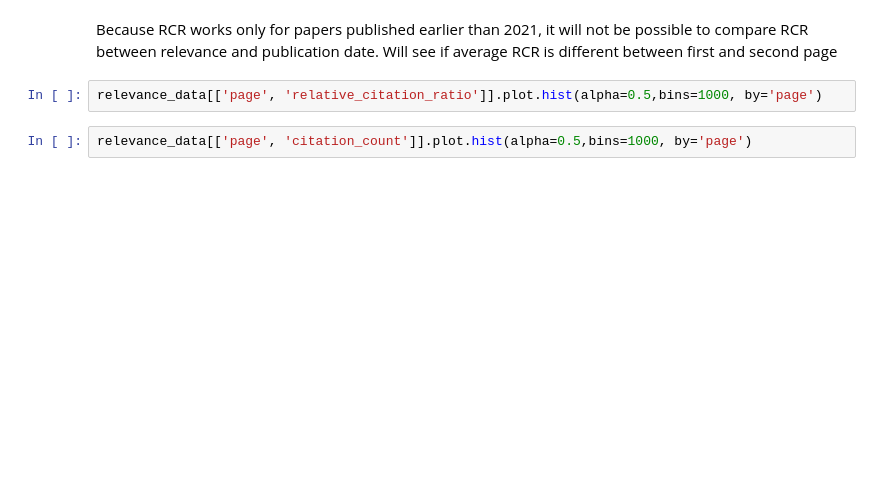
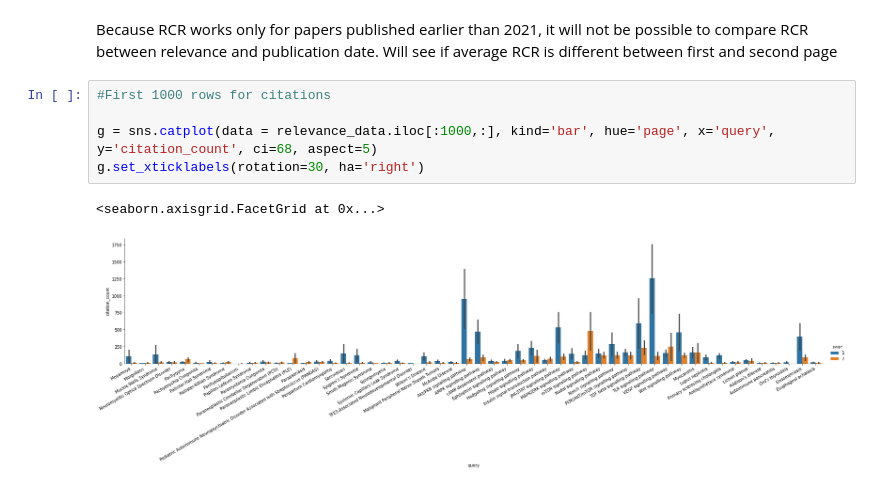
Before and after one commit to NCBI-Codeathons/pubmed-codeathon-team1, a Jupyter notebook: notebooks/test_brooks.ipynb, the cells around one changed output. Drawn from its saved outputs; the diff is of its cells as text; blank space fills up the shorter version.

Commit message:
updated citation analysis

```diff
--- a/notebooks/test_brooks.ipynb
+++ b/notebooks/test_brooks.ipynb
@@ -28,6 +48,10 @@ relevance_data
 # %% [markdown]
 Because RCR works only for papers published earlier than 2021, it will not be possible to compare RCR between relevance and publication date. Will see if average RCR is different between first and second page
-# %%
-relevance_data[['page', 'relative_citation_ratio']].plot.hist(alpha=0.5,bins=1000, by='page')
-# %%
-relevance_data[['page', 'citation_count']].plot.hist(alpha=0.5,bins=1000, by='page')
+# %%
+#First 1000 rows for citations
+
+g = sns.catplot(data = relevance_data.iloc[:1000,:], kind='bar', hue='page', x='query', y='citation_count', ci=68, aspect=5)
+g.set_xticklabels(rotation=30, ha='right')
+# %% [output]
+<seaborn.axisgrid.FacetGrid at 0x...>
+[figure, added]
```
Also changed, not shown: parts of 2 cells of this notebook.
